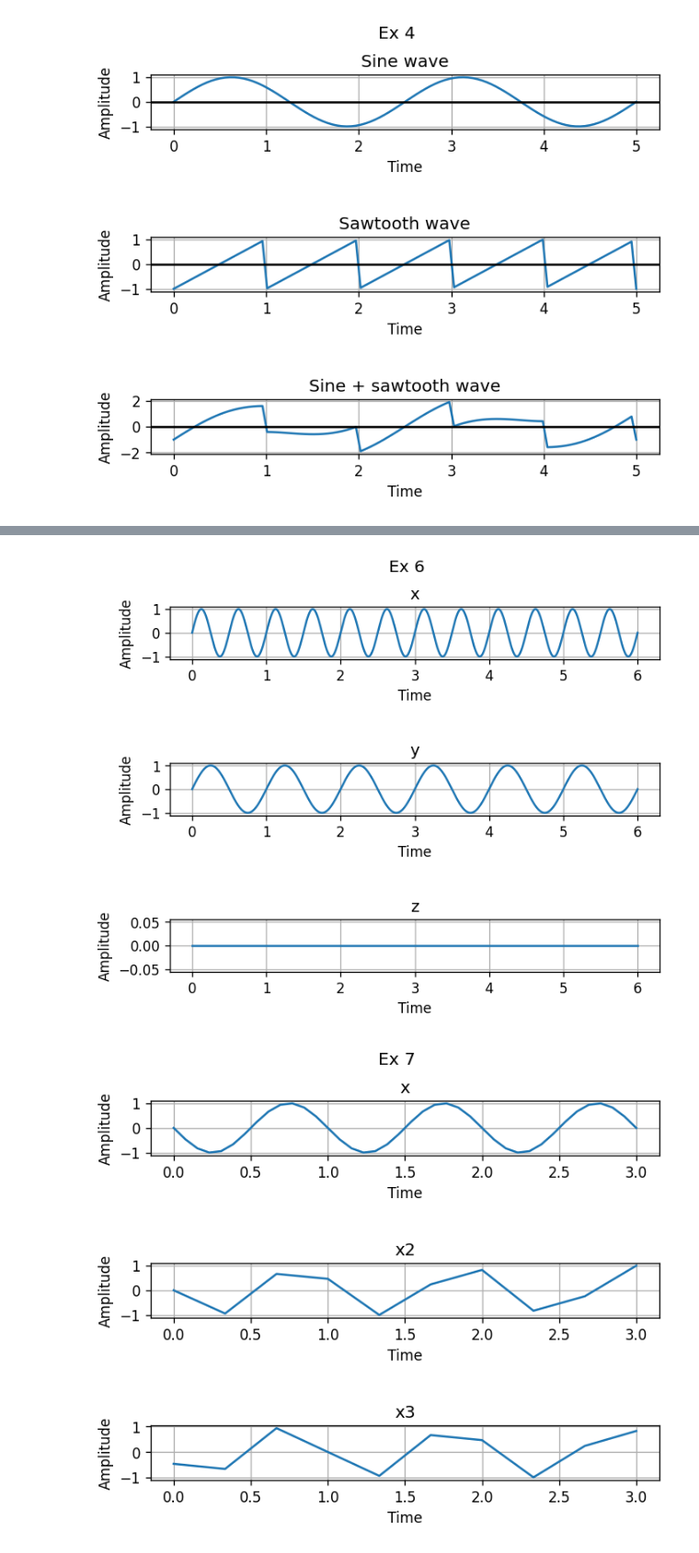
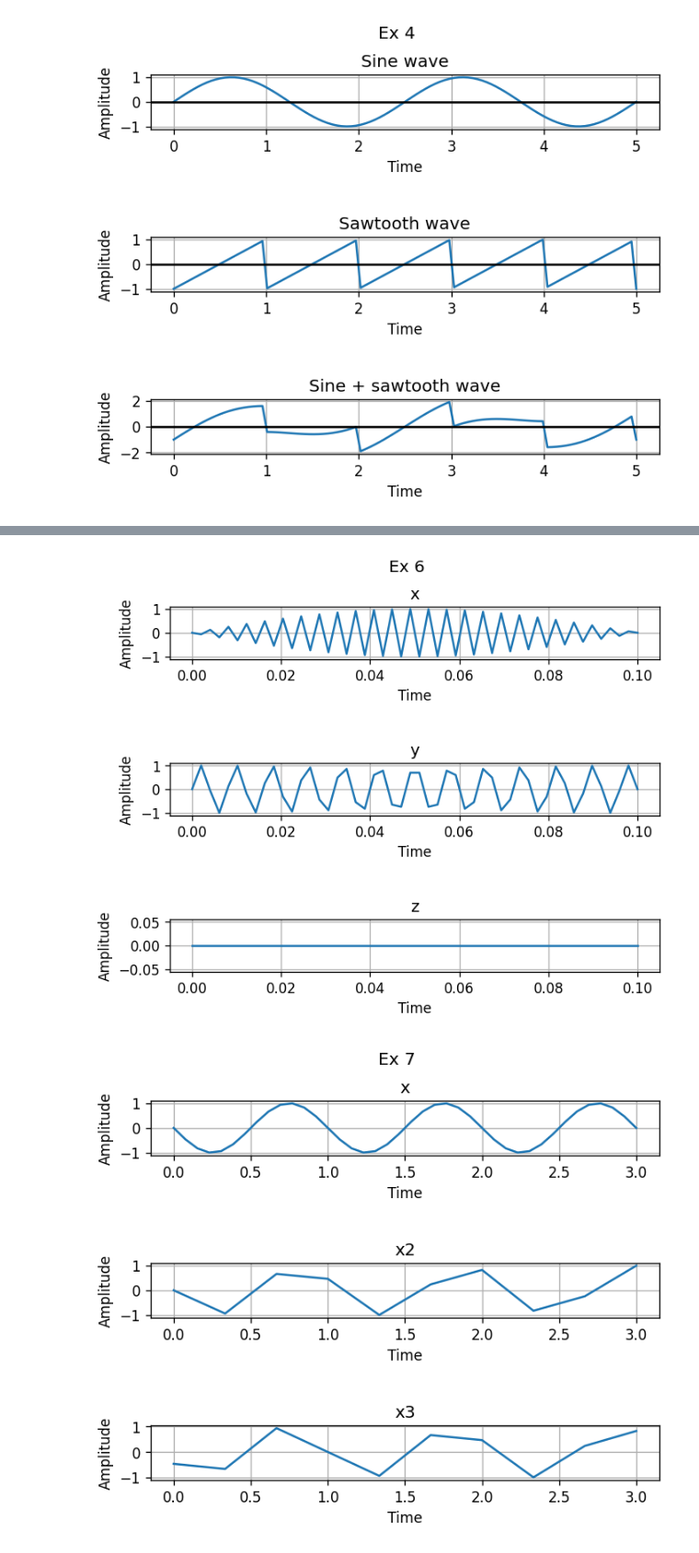
Before and after one commit to lucaion/ProcesareaSemnalelor, a Jupyter notebook: Laborator 2/Lab2 - rezolvari.ipynb, the cells around one changed output, grey strips where cells are left out. Shown at 92% size. Saved outputs shown, nothing was run; the diff lists cells and outputs as text; code cells hidden in the pictures.

```diff
--- a/Laborator 2/Lab2 - rezolvari.ipynb
+++ b/Laborator 2/Lab2 - rezolvari.ipynb
@@ -143,31 +145,31 @@ sd.play(z, fs)
 # %%
 #ex6
 
-t = np.linspace(0, 6, 800)
-fs = 3200
+t = np.linspace(0, 0.1, 50)
+fs = 500
 
 x = np.sin(2 * np.pi * fs / 2 * t)
 y = np.sin(2 * np.pi * fs / 4 * t)
 z = np.sin(2 * np.pi * 0 * t)
 
 fig, ax = plt.subplots(3, dpi=120)
 fig.suptitle("Ex 6")
 ax[0].set_title('x')
 ax[0].plot(t, x)
 ax[1].set_title('y')
 ax[1].plot(t, y)
 ax[2].set_title('z')
 ax[2].plot(t, z)
 
 for ax in ax.flat:
     ax.set(xlabel="Time", ylabel="Amplitude")
     ax.grid(True)
 
 plt.subplots_adjust(hspace=2)
 
 plt.show()
 # %% [output]
-[figure, old version]
+[figure, new version]
 # %%
 #ex7
 
```
Also changed, not shown: parts of 1 cell of this notebook.
